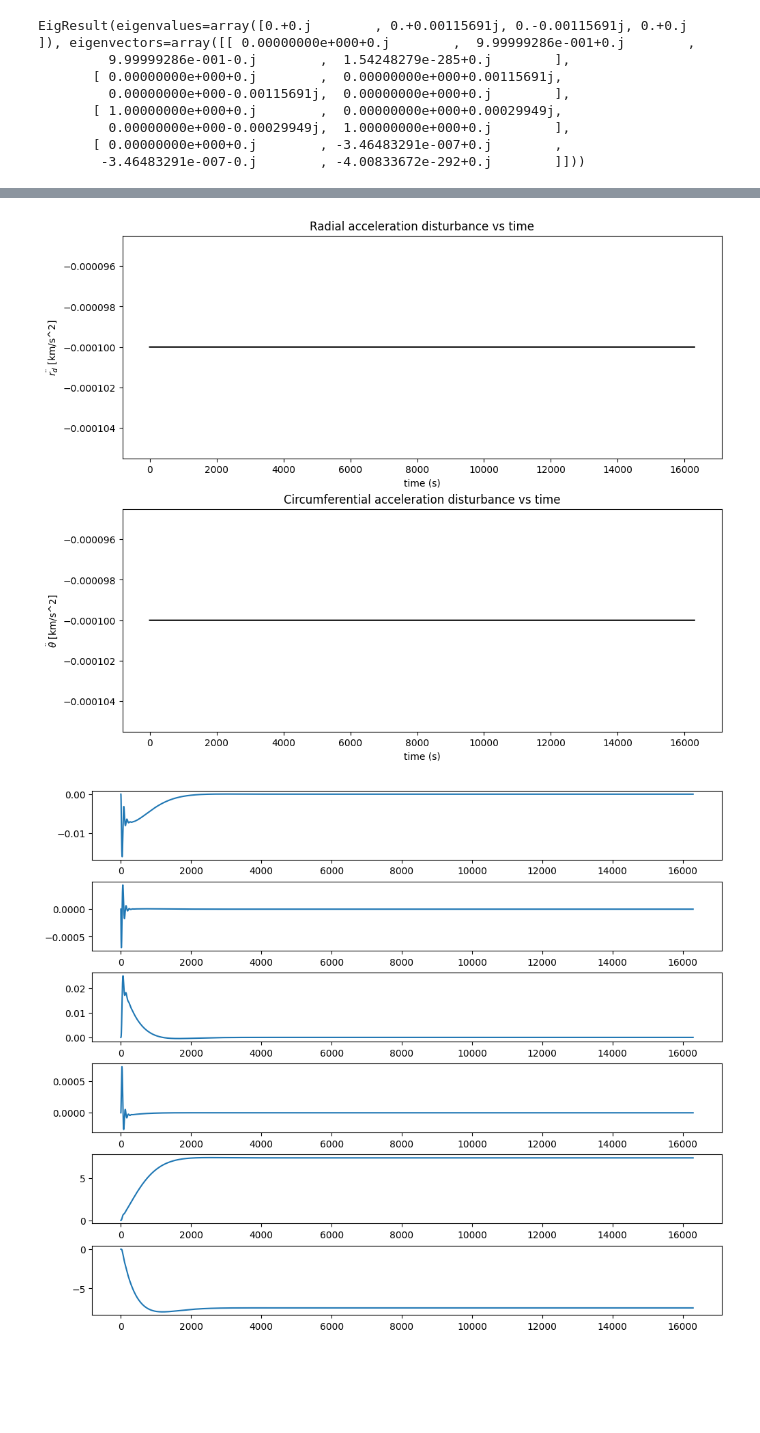
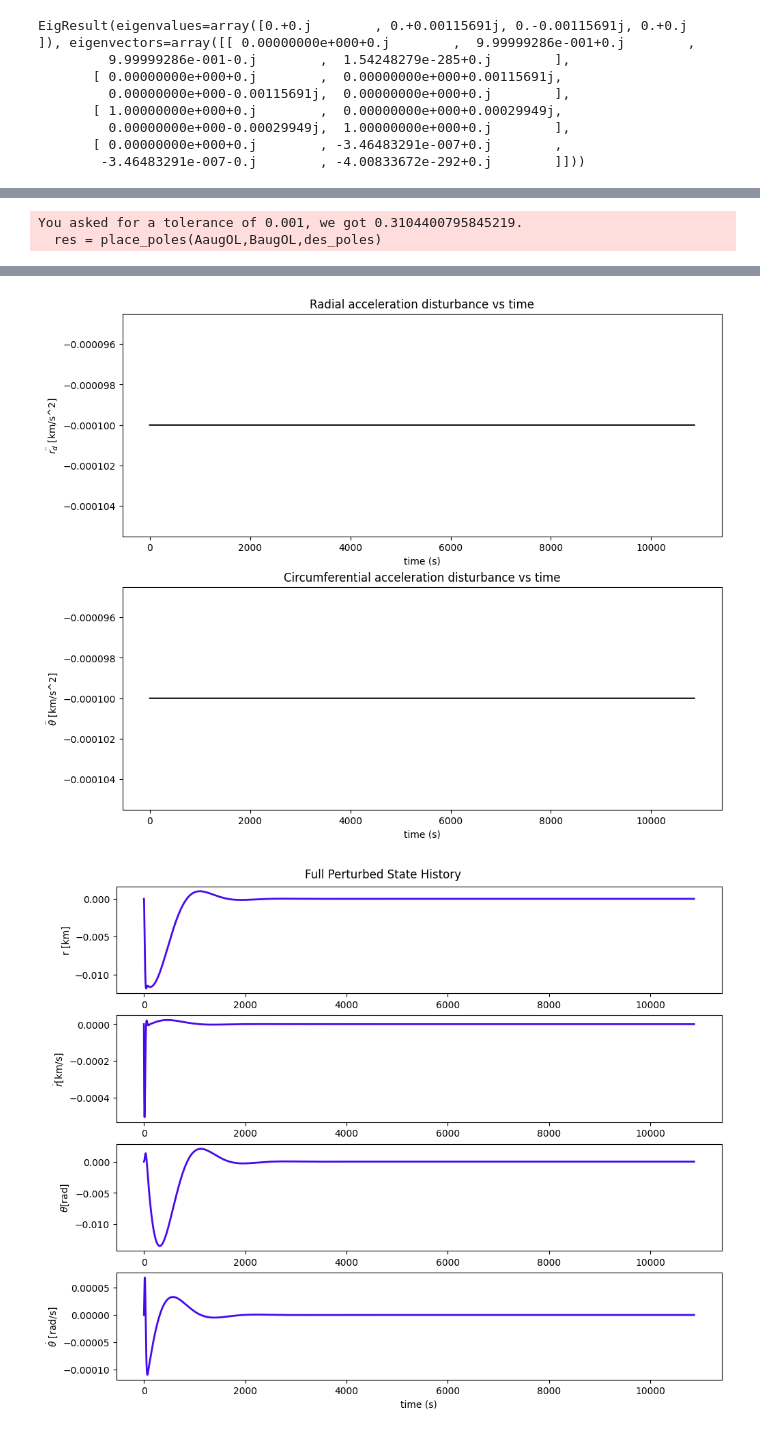
Before and after one commit to Graham-Dobbie/ASEN_5014_Project, a Jupyter notebook: lin_control.ipynb, the cells around one changed output, grey strips where cells are left out. Cells and saved outputs as stored; diff of their text form; code cells hidden in the pictures; blank space fills up the shorter version.

```diff
--- a/lin_control.ipynb
+++ b/lin_control.ipynb
@@ -47,7 +47,7 @@ EigResult(eigenvalues=array([0.+0.j        , 0.+0.00115691j, 0.-0.00115691j, 0.+
 T = 2*pi*np.sqrt(r0**3/mu)
 
 # Define simulation time to be 3 orbital periods
-tvec = np.linspace(0,3*T,round(30*T))
+tvec = np.linspace(0,2*T,round(20*T))
 
 omega_des = np.sqrt(mu/(r0**3))
 
@@ -96,17 +96,21 @@ def Simulate_Linear_Controller(sys, U_sim, tvec,K, disturbance = False, feedforw
 
     fig, ax = plt.subplots(2,1, figsize=(10, 8), constrained_layout=True)
     ax[0].plot(thist,U[0,:],color="#ec0a0a",linewidth=2)
+    ax[0].plot(thist, [0.5 / 1000] * len(thist),color="#414141",linewidth=2,linestyle='--',label='Maximum Control Input')
+    ax[0].plot(thist, [-0.5 / 1000] * len(thist),color="#414141",linewidth=2,linestyle='--')
     ax[0].set_xlabel("time (s)")
     ax[0].set_ylabel(r'$u_1$ [km/$s^2$]')
     ax[0].set_title(r'Control Input u_1')
-    #ax[0].set_ylim([-0.0005,0.0005])
+    ax[0].legend()
+
 
 
     ax[1].plot(thist,U[1,:],color="#ec0a0a",linewidth=2)
+    ax[1].plot(thist, [0.5 / 1000] * len(thist),color="#414141",linewidth=2,linestyle='--',label='Maximum Control Input')
+    ax[1].plot(thist, [-0.5 / 1000] * len(thist),color="#414141",linewidth=2,linestyle='--')
     ax[1].set_xlabel("time (s)")
     ax[1].set_ylabel(r'$u_2$ [km/$s^2$]')
     ax[1].set_title(r'Control Input u_2')
-    #ax[1].set_ylim([-0.0005,0.0005])
 
     if disturbance:
 
@@ -123,13 +127,20 @@ def Simulate_Linear_Controller(sys, U_sim, tvec,K, disturbance = False, feedforw
         ax[1].set_ylabel(r'$\ddot{\theta}$ [km/s^2]')
         ax[1].set_title('Circumferential acceleration disturbance vs time')
 
-    fig, ax = plt.subplots(6,1, figsize=(10, 8), constrained_layout=True)
-    ax[0].plot(thist,xhist[:,0])
-    ax[1].plot(thist,xhist[:,1])
-    ax[2].plot(thist,xhist[:,2])
-    ax[3].plot(thist,xhist[:,3])
-    ax[4].plot(thist,xhist[:,4])
-    ax[5].plot(thist,xhist[:,5])
+    fig, ax = plt.subplots(4,1, figsize=(10, 8), constrained_layout=True)
+    fig.suptitle("Full Perturbed State History")
+    ax[0].plot(thist,xhist[:,0],color="#460aec",linewidth=2)
+    ax[0].set_ylabel('r [km]')
+    ax[1].plot(thist,xhist[:,1],color="#460aec",linewidth=2)
+    ax[1].set_ylabel(r'$ \dot{r} $[km/s]')
+    ax[2].plot(thist,xhist[:,2],color="#460aec",linewidth=2)
+    ax[2].set_ylabel(r'$\theta $[rad]')
+    ax[3].plot(thist,xhist[:,3],color="#460aec",linewidth=2)
+    ax[3].set_ylabel(r'$\dot{\theta}$ [rad/s]')
+    ax[3].set_xlabel("time (s)")
+
+    #ax[4].plot(thist,xhist[:,4])
+    #ax[5].plot(thist,xhist[:,5])
 # %%
 ## Integral Controller
 # New state: x_aug = [x; x_I]
@@ -157,8 +168,7 @@ if n_states == r:
 
 
 
-#des_poles = np.array([-0.002 + 0.004j, -0.002 - 0.004j,-0.006+0.07j, -0.006-0.07j,-0.005,-0.06])
-des_poles = np.array([-0.002 + 0.00115j,-0.002 - 0.00115j,-0.02 + 0.07j,-0.02 - 0.07j,-0.05,-0.06])
+des_poles = np.array([-0.06447573+0.07792534j, -0.06447573-0.07792534j, -0.06182676, -0.00476327,-0.00236805+0.00377825j, -0.00236805-0.00377825j])
 res = place_poles(AaugOL,BaugOL,des_poles)
 Ka = res.gain_matrix
 AaugCL = AaugOL - BaugOL@Ka
@@ -173,3 +183,5 @@ Simulate_Linear_Controller(sys, ctr, tvec,Ka, disturbance = True)
 System is reachable
 
 4
+You asked for a tolerance of 0.001, we got 0.3104400795845219.
+  res = place_poles(AaugOL,BaugOL,des_poles)
@@ -178,5 +190,5 @@ System is reachable
-[figure, old version]
+[figure, new version]
-[figure, old version]
+[figure, new version]
 # %%
 ## Use control law with NL dynamics
 
```
Also changed, not shown: parts of 4 cells of this notebook.
